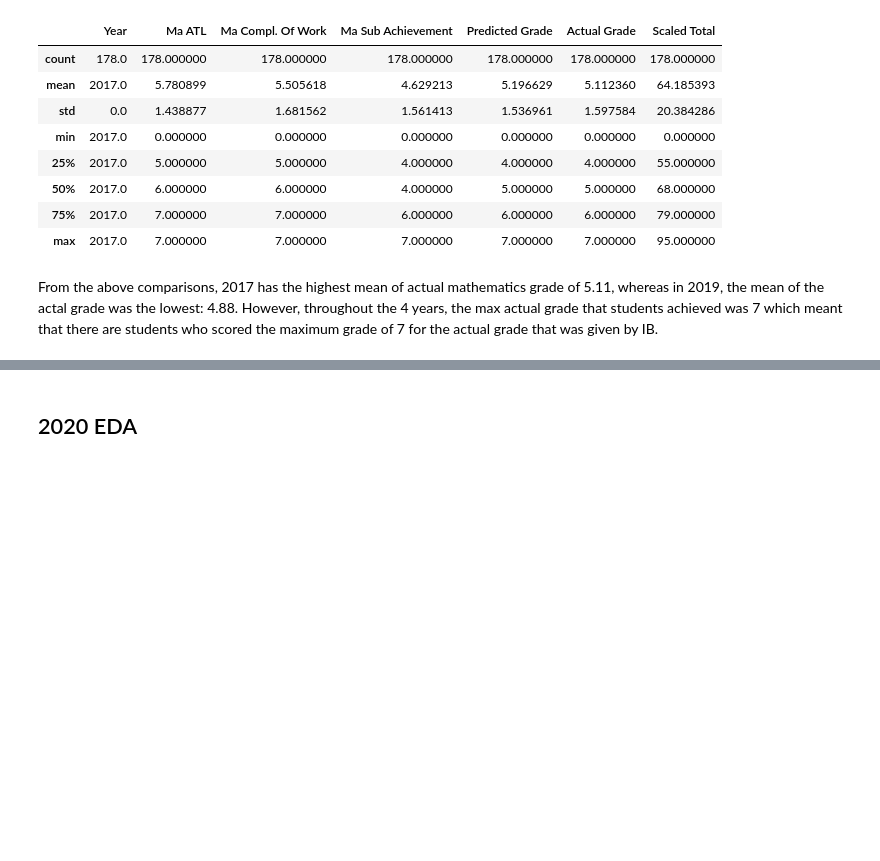
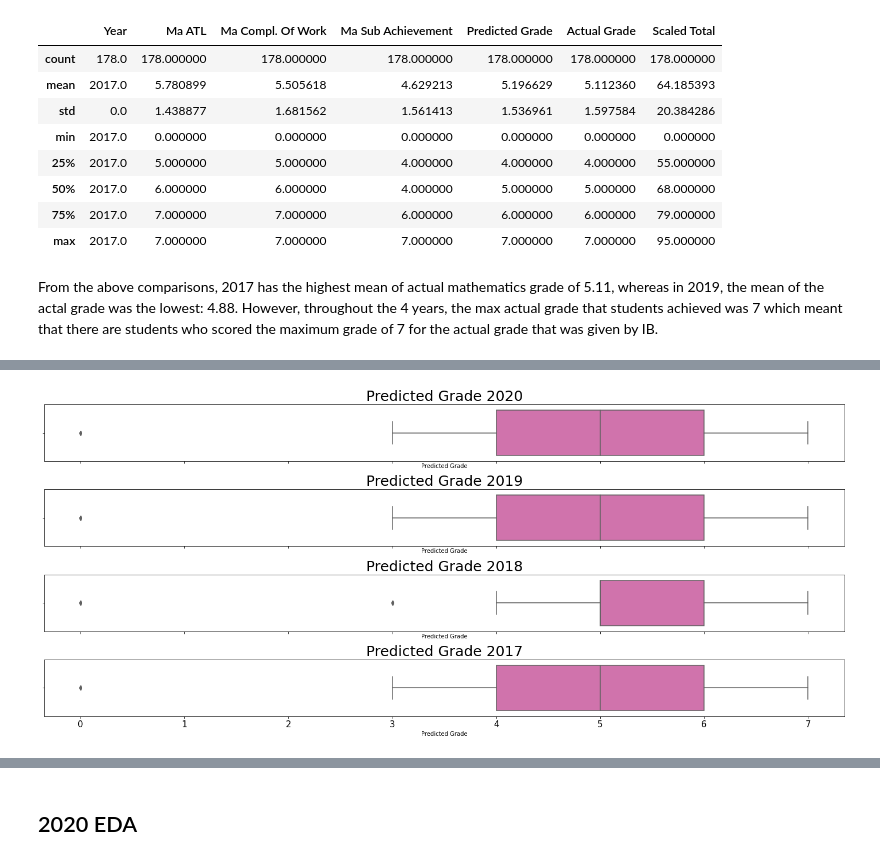
Before and after one commit to siti-alawiyah/ibresultprediction, a Jupyter notebook: Exploratory_Data_Analysis_1.0.ipynb, the cells around one changed output, grey strips where cells are left out. Drawn from its saved outputs; the diff is of its cells as text; code cells hidden in the pictures; blank space fills up the shorter version.

```diff
--- a/Exploratory_Data_Analysis_1.0.ipynb
+++ b/Exploratory_Data_Analysis_1.0.ipynb
@@ -973,0 +996,22 @@ From the above comparisons, 2017 has the highest mean of actual mathematics grad
+# %%
+fig, axes = plt.subplots(4, 1, sharex=True, figsize=(25,10))
+
+axes[0].set_title('Predicted Grade 2020',fontsize = 25)
+axes[0].tick_params(labelsize=15)
+sns.boxplot(ax=axes[0],data = dd20, x ="Predicted Grade", palette= 'PuRd');
+
+axes[1].set_title('Predicted Grade 2019',fontsize = 25)
+axes[1].tick_params(labelsize=15)
+sns.boxplot(ax=axes[1],data=dd19, x ="Predicted Grade", palette= 'PuRd');
+
+axes[2].set_title('Predicted Grade 2018',fontsize = 25)
+axes[2].tick_params(labelsize=15)
+sns.boxplot(ax=axes[2],data=dd18, x ="Predicted Grade", palette= 'PuRd');
+
+axes[3].set_title('Predicted Grade 2017',fontsize = 25)
+axes[3].tick_params(labelsize=15)
+sns.boxplot(ax=axes[3],data=dd17, x ="Predicted Grade", palette= 'PuRd');
+
+fig.subplots_adjust(hspace=0.5)
+# %% [output]
+[figure, added]
```
Also changed, not shown: parts of 16 cells of this notebook.
